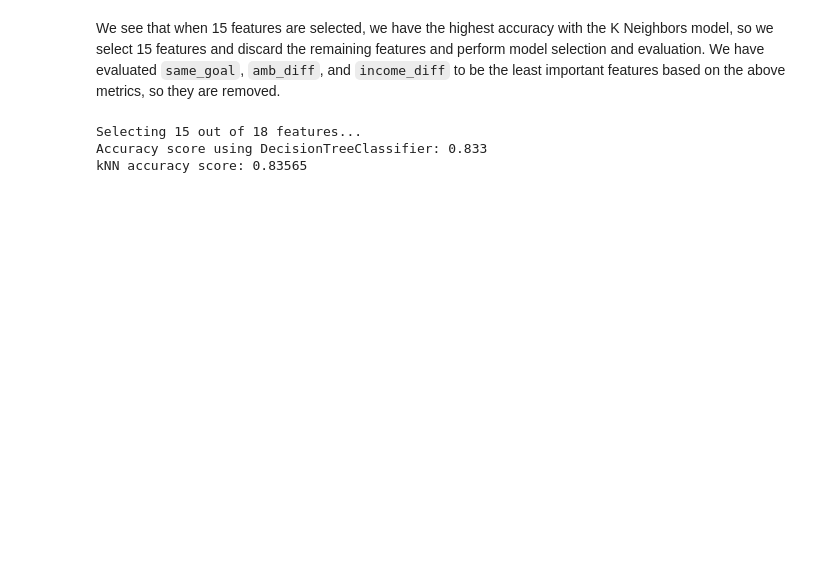
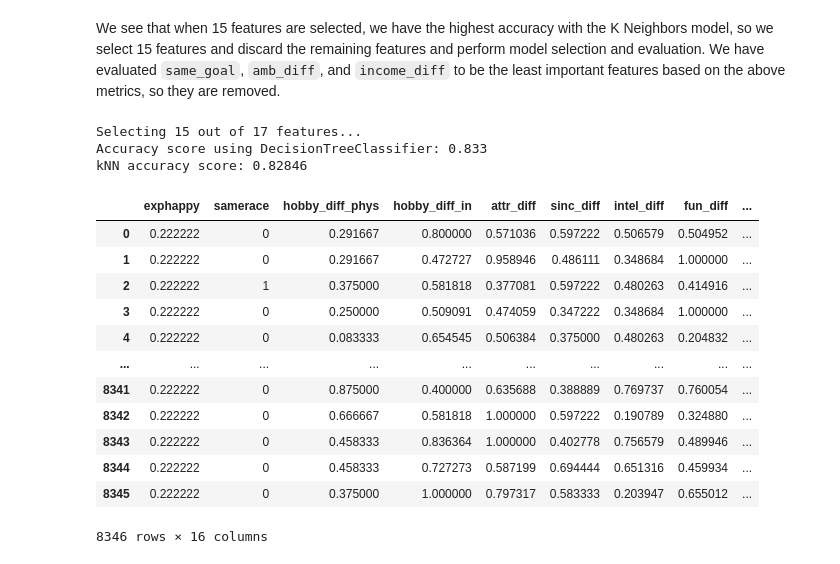
Before and after one commit to cedwards57/thanks-cupid, a Jupyter notebook: data_processing.ipynb, the cells around one changed output. Drawn from its saved outputs; the diff is of its cells as text; code cells hidden in the pictures; blank space fills up the shorter version.

```diff
--- a/data_processing.ipynb
+++ b/data_processing.ipynb
@@ -735,13 +735,28 @@ We see that when 15 features are selected, we have the highest accuracy with the
 # %%
 slct_fts = FS_RFE(df[desc_features], df['match'], 15)
 print
 
 feats = list(slct_fts)
 feats.append('match')
 
 new_df = df[feats]
-new_df.to_csv('data/cupid_scientists_pp.csv')
+new_df.to_csv('data/cupid_scientists_pp.csv', index=False)
+
+new_df
 # %% [output]
-Selecting 15 out of 18 features...
+Selecting 15 out of 17 features...
 Accuracy score using DecisionTreeClassifier: 0.833
-kNN accuracy score: 0.83565
+kNN accuracy score: 0.82846
+|  | exphappy | samerace | hobby_diff_phys | hobby_diff_in | attr_diff | sinc_diff | intel_diff | fun_diff | ... |
+| 0 | 0.222222 | 0 | 0.291667 | 0.800000 | 0.571036 | 0.597222 | 0.506579 | 0.504952 | ... |
+| 1 | 0.222222 | 0 | 0.291667 | 0.472727 | 0.958946 | 0.486111 | 0.348684 | 1.000000 | ... |
+| 2 | 0.222222 | 1 | 0.375000 | 0.581818 | 0.377081 | 0.597222 | 0.480263 | 0.414916 | ... |
+| 3 | 0.222222 | 0 | 0.250000 | 0.509091 | 0.474059 | 0.347222 | 0.348684 | 1.000000 | ... |
+| 4 | 0.222222 | 0 | 0.083333 | 0.654545 | 0.506384 | 0.375000 | 0.480263 | 0.204832 | ... |
+| ... | ... | ... | ... | ... | ... | ... | ... | ... | ... |
+| 8341 | 0.222222 | 0 | 0.875000 | 0.400000 | 0.635688 | 0.388889 | 0.769737 | 0.760054 | ... |
+| 8342 | 0.222222 | 0 | 0.666667 | 0.581818 | 1.000000 | 0.597222 | 0.190789 | 0.324880 | ... |
+| 8343 | 0.222222 | 0 | 0.458333 | 0.836364 | 1.000000 | 0.402778 | 0.756579 | 0.489946 | ... |
+| 8344 | 0.222222 | 0 | 0.458333 | 0.727273 | 0.587199 | 0.694444 | 0.651316 | 0.459934 | ... |
+| 8345 | 0.222222 | 0 | 0.375000 | 1.000000 | 0.797317 | 0.583333 | 0.203947 | 0.655012 | ... |
+8346 rows × 16 columns
```
Also changed, not shown: parts of 7 cells of this notebook, 4 other files.
